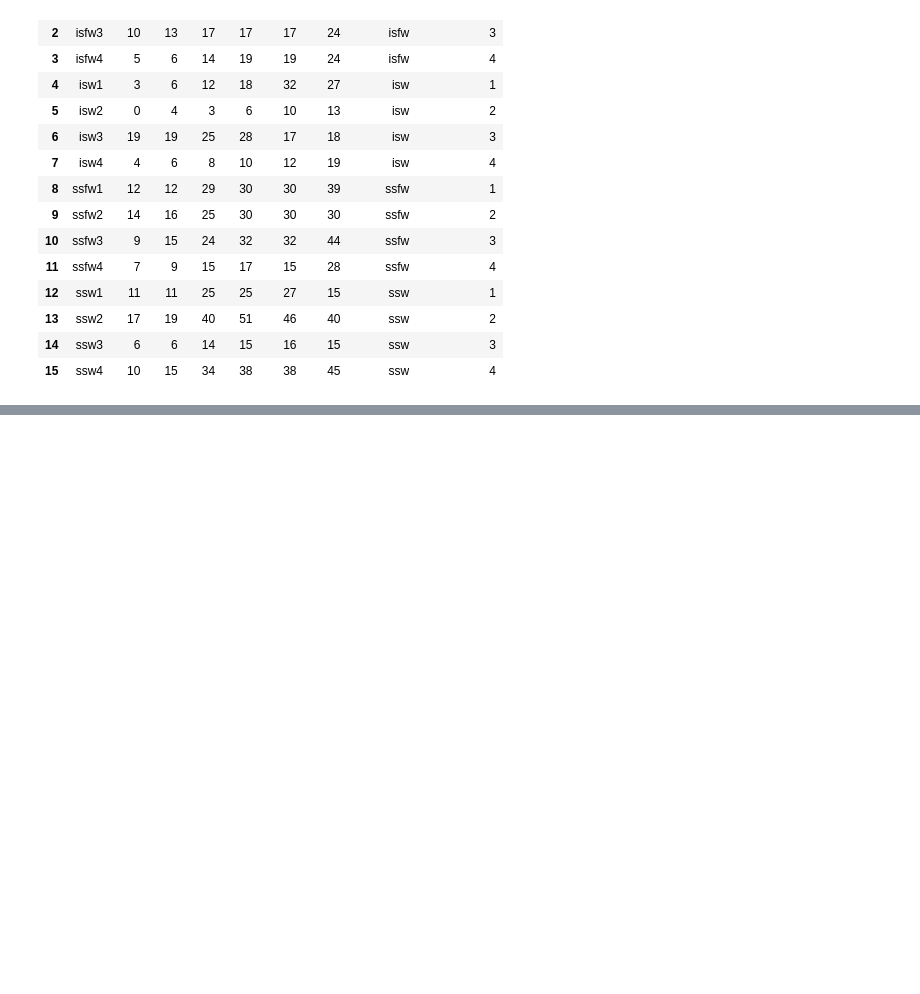
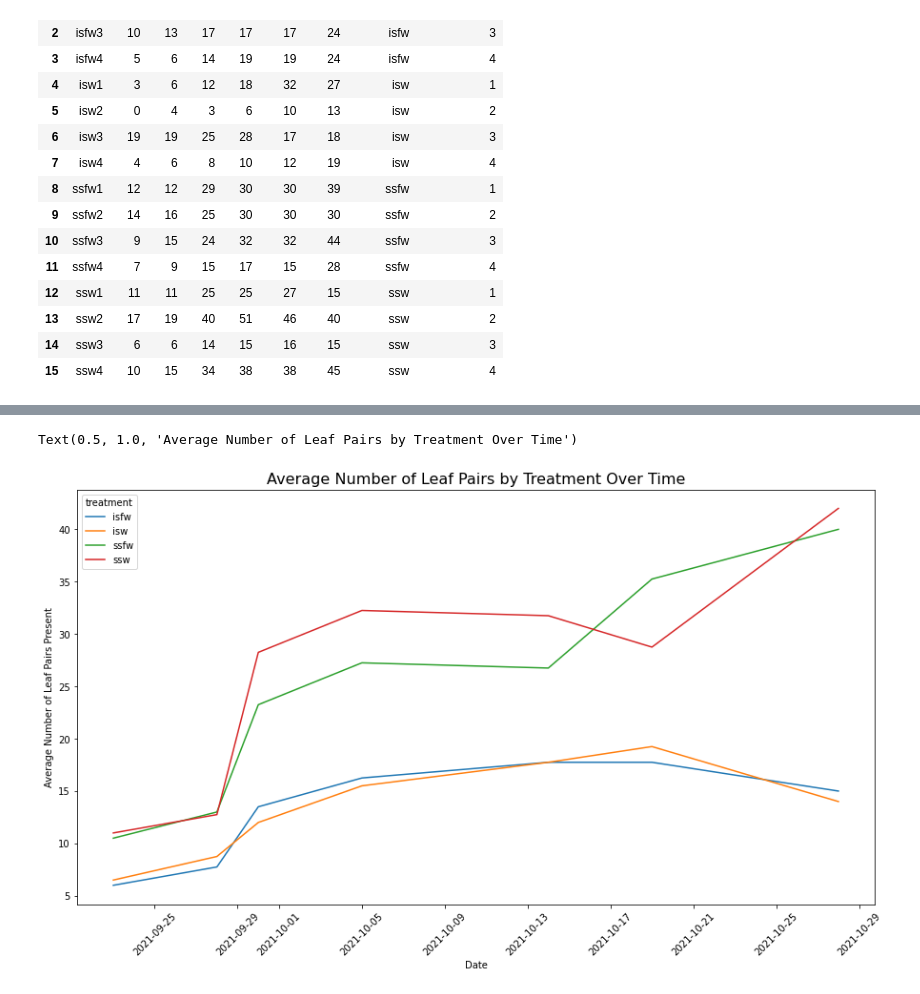
Before and after one commit to Travis-Simmons/Plant_A_P, a Jupyter notebook: figures.ipynb, the cells around one changed output, grey strips where cells are left out. Drawn from its saved outputs; the diff is of its cells as text; code cells hidden in the pictures; blank space fills up the shorter version.

```diff
--- a/figures.ipynb
+++ b/figures.ipynb
@@ -83,0 +143,12 @@ final_day_leaf_count
+# %%
+import matplotlib.pyplot as plt
+
+plt.figure(figsize = (15,8))
+ax = sns.lineplot(data=leaf_melt, x="variable", y="value", hue="treatment")
+plt.xticks(rotation = 45)
+plt.xlabel('Date')
+plt.ylabel('Average Number of Leaf Pairs Present')
+plt.title('Average Number of Leaf Pairs by Treatment Over Time', fontsize = 16)
+# %% [output]
+Text(0.5, 1.0, 'Average Number of Leaf Pairs by Treatment Over Time')
+[figure, added]
```
Also changed, not shown: parts of 22 cells of this notebook, 3 other files.
